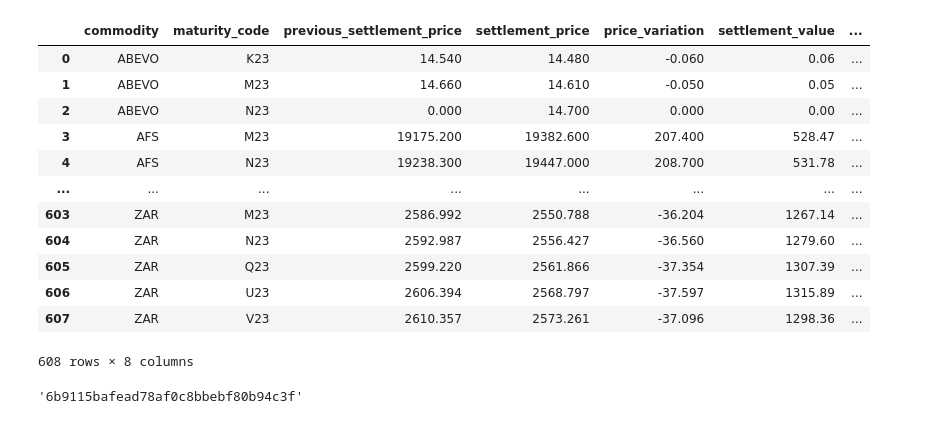
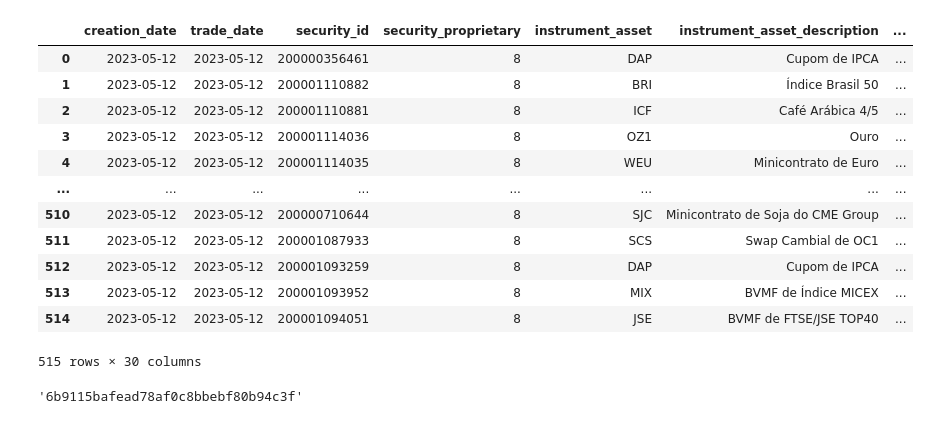
Before and after one commit to wilsonfreitas/brasa, a Jupyter notebook: notebooks/workspace.ipynb, the cells around one changed output. Cells and saved outputs as stored; diff of their text form; code cells hidden in the pictures.

Commit message:
new functions to access data quickly
- process_with_checks
- process_without_checks
- get_marketdata

```diff
--- a/notebooks/workspace.ipynb
+++ b/notebooks/workspace.ipynb
@@ -6,21 +6,23 @@ from datetime import datetime
 
 import brasa
 # %%
-brasa.futures_settlement_prices_get(datetime(2023, 5, 12))
+dfs = brasa.get_marketdata("b3-bvbg028", refdate=datetime(2023, 5, 12))
-# %% [output]
-|  | commodity | maturity_code | previous_settlement_price | settlement_price | price_variation | settlement_value | ... |
-| 0 | ABEVO | K23 | 14.540 | 14.480 | -0.060 | 0.06 | ... |
-| 1 | ABEVO | M23 | 14.660 | 14.610 | -0.050 | 0.05 | ... |
-| 2 | ABEVO | N23 | 0.000 | 14.700 | 0.000 | 0.00 | ... |
-| 3 | AFS | M23 | 19175.200 | 19382.600 | 207.400 | 528.47 | ... |
-| 4 | AFS | N23 | 19238.300 | 19447.000 | 208.700 | 531.78 | ... |
-| ... | ... | ... | ... | ... | ... | ... | ... |
-| 603 | ZAR | M23 | 2586.992 | 2550.788 | -36.204 | 1267.14 | ... |
-| 604 | ZAR | N23 | 2592.987 | 2556.427 | -36.560 | 1279.60 | ... |
-| 605 | ZAR | Q23 | 2599.220 | 2561.866 | -37.354 | 1307.39 | ... |
-| 606 | ZAR | U23 | 2606.394 | 2568.797 | -37.597 | 1315.89 | ... |
-| 607 | ZAR | V23 | 2610.357 | 2573.261 | -37.096 | 1298.36 | ... |
-608 rows × 8 columns
+# %%
+dfs["future_contracts"]
+# %% [output]
+|  | creation_date | trade_date | security_id | security_proprietary | instrument_asset | instrument_asset_description | ... |
+| 0 | 2023-05-12 | 2023-05-12 | 200000356461 | 8 | DAP | Cupom de IPCA | ... |
+| 1 | 2023-05-12 | 2023-05-12 | 200001110882 | 8 | BRI | Índice Brasil 50 | ... |
+| 2 | 2023-05-12 | 2023-05-12 | 200001110881 | 8 | ICF | Café Arábica 4/5 | ... |
+| 3 | 2023-05-12 | 2023-05-12 | 200001114036 | 8 | OZ1 | Ouro | ... |
+| 4 | 2023-05-12 | 2023-05-12 | 200001114035 | 8 | WEU | Minicontrato de Euro | ... |
+| ... | ... | ... | ... | ... | ... | ... | ... |
+| 510 | 2023-05-12 | 2023-05-12 | 200000710644 | 8 | SJC | Minicontrato de Soja do CME Group | ... |
+| 511 | 2023-05-12 | 2023-05-12 | 200001087933 | 8 | SCS | Swap Cambial de OC1 | ... |
+| 512 | 2023-05-12 | 2023-05-12 | 200001093259 | 8 | DAP | Cupom de IPCA | ... |
+| 513 | 2023-05-12 | 2023-05-12 | 200001093952 | 8 | MIX | BVMF de Índice MICEX | ... |
+| 514 | 2023-05-12 | 2023-05-12 | 200001094051 | 8 | JSE | BVMF de FTSE/JSE TOP40 | ... |
+515 rows × 30 columns
 # %%
 import pickle
 import hashlib
```
Also changed, not shown: 5 other files.
